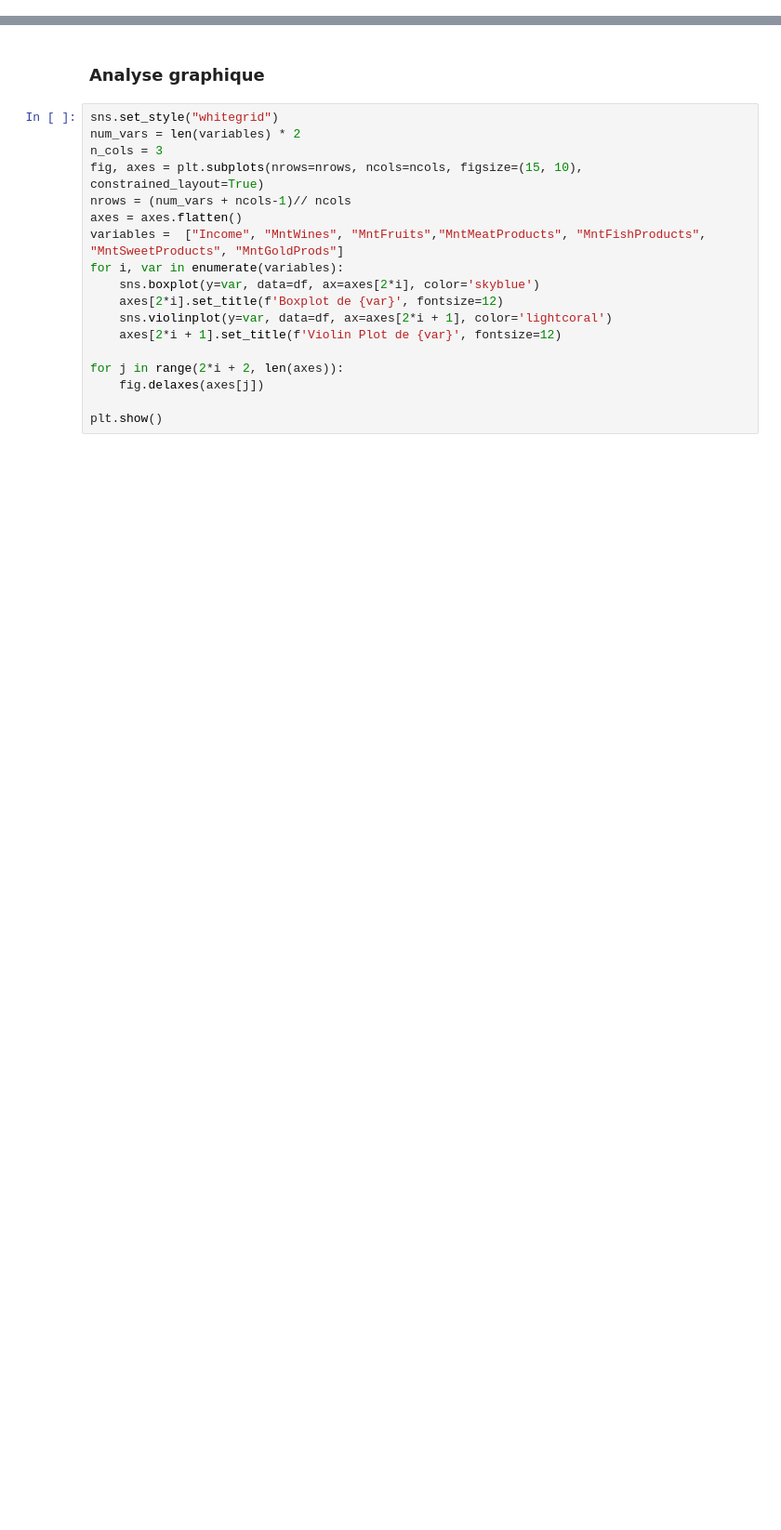
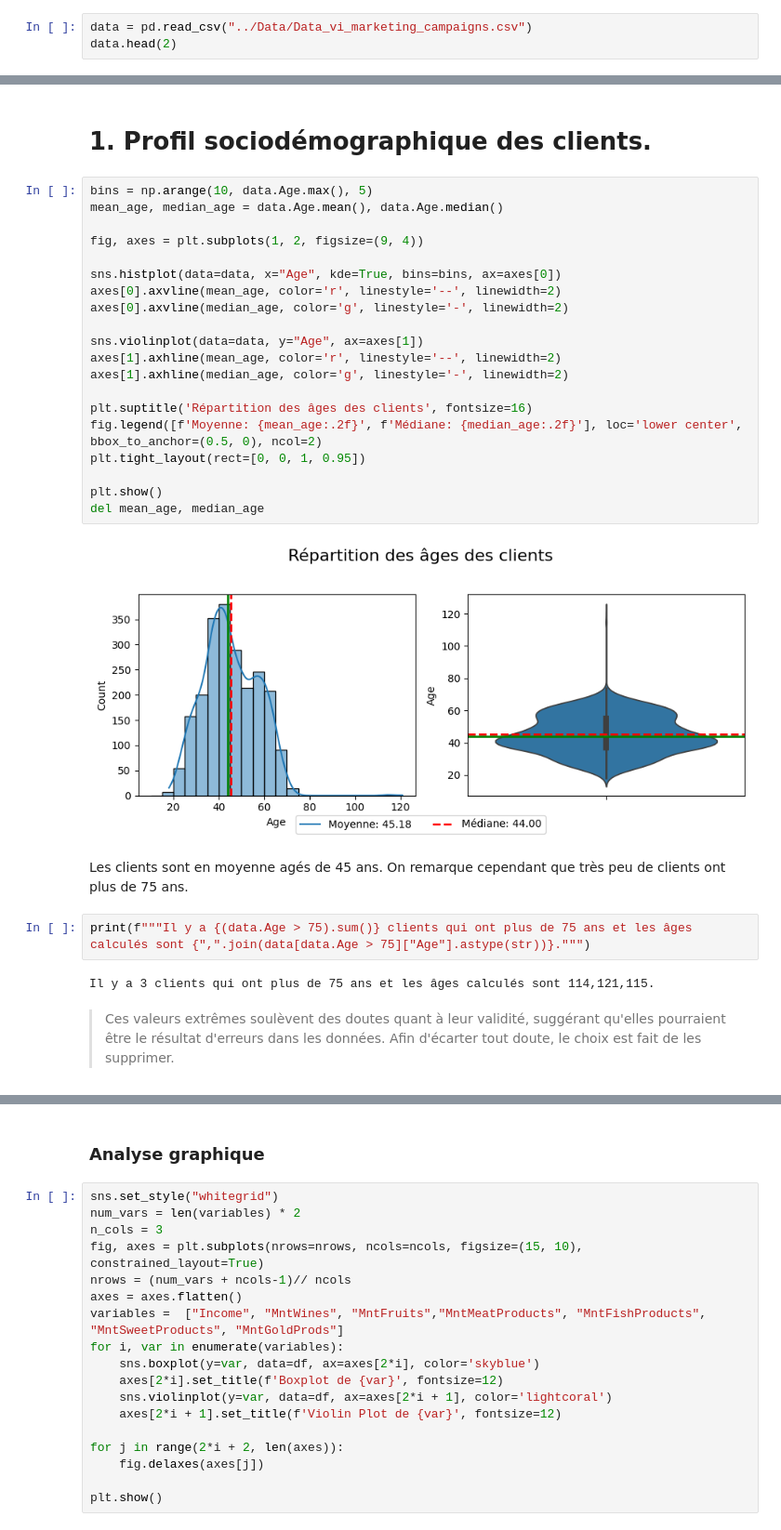
Before and after one commit to RoseM-hub/Marketing-Campaign, a Jupyter notebook: Notebooks/02 - Exploration des données.ipynb, the cells around one changed output, grey strips where cells are left out. Shown: that part at 93% size. Cells and saved outputs as stored; diff of their text form; blank space fills up the shorter version.

```diff
--- a/Notebooks/02 - Exploration des données.ipynb
+++ b/Notebooks/02 - Exploration des données.ipynb
@@ -16,0 +10,3 @@ plt.show()
+# %%
+data = pd.read_csv("../Data/Data_vi_marketing_campaigns.csv")
+data.head(2)
@@ -16,0 +25,32 @@ plt.show()
+# %% [markdown]
+# 1. Profil sociodémographique des clients.
+# %%
+bins = np.arange(10, data.Age.max(), 5)
+mean_age, median_age = data.Age.mean(), data.Age.median()
+
+fig, axes = plt.subplots(1, 2, figsize=(9, 4))
+
+sns.histplot(data=data, x="Age", kde=True, bins=bins, ax=axes[0])
+axes[0].axvline(mean_age, color='r', linestyle='--', linewidth=2)
+axes[0].axvline(median_age, color='g', linestyle='-', linewidth=2)
+
+sns.violinplot(data=data, y="Age", ax=axes[1])
+axes[1].axhline(mean_age, color='r', linestyle='--', linewidth=2)
+axes[1].axhline(median_age, color='g', linestyle='-', linewidth=2)
+
+plt.suptitle('Répartition des âges des clients', fontsize=16)
+fig.legend([f'Moyenne: {mean_age:.2f}', f'Médiane: {median_age:.2f}'], loc='lower center', bbox_to_anchor=(0.5, 0), ncol=2)
+plt.tight_layout(rect=[0, 0, 1, 0.95])
+
+plt.show()
+del mean_age, median_age
+# %% [output]
+[figure, added]
+# %% [markdown]
+Les clients sont en moyenne agés de 45 ans. On remarque cependant que très peu de clients ont plus de 75 ans.
+# %%
+print(f"""Il y a {(data.Age > 75).sum()} clients qui ont plus de 75 ans et les âges calculés sont {",".join(data[data.Age > 75]["Age"].astype(str))}.""")
+# %% [output]
+Il y a 3 clients qui ont plus de 75 ans et les âges calculés sont 114,121,115.
+# %% [markdown]
+> Ces valeurs extrêmes soulèvent des doutes quant à leur validité, suggérant qu'elles pourraient être le résultat d'erreurs dans les données. Afin d'écarter tout doute, le choix est fait de les supprimer.
```
Also changed, not shown: parts of 16 cells of this notebook, 3 other files.
